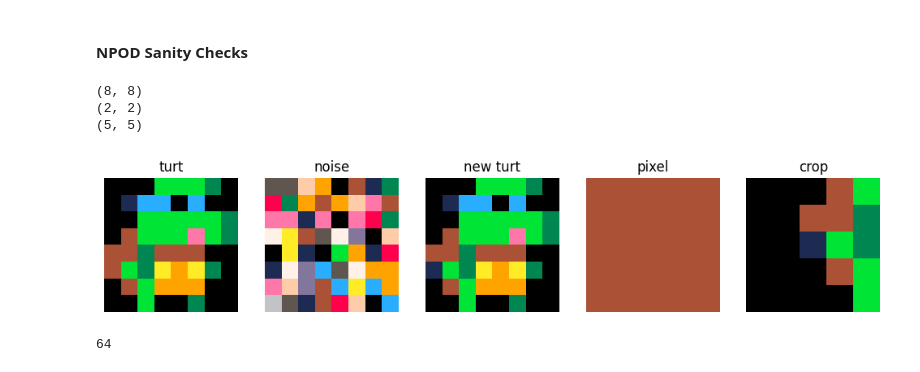
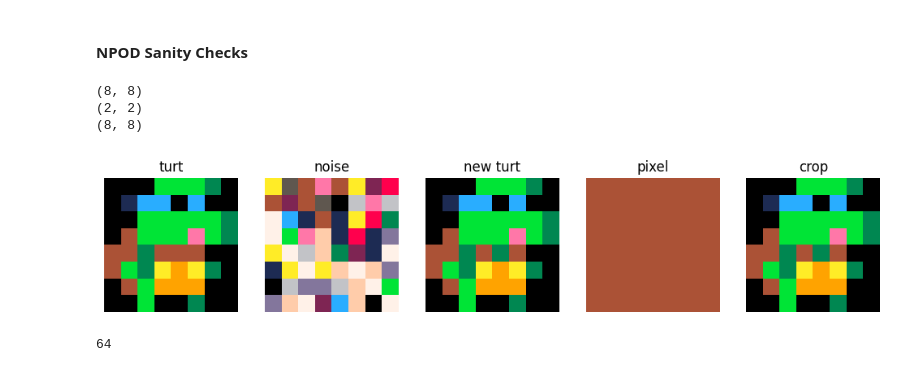
Before and after one commit to MasterMilkX/BMO_chatbot_prototype, a Jupyter notebook: Experimental_Notebooks/sprite_pod.ipynb, the cells around one changed output. Drawn from its saved outputs; the diff is of its cells as text; code cells hidden in the pictures.

Commit message:
further experiments 4-20

```diff
--- a/Experimental_Notebooks/sprite_pod.ipynb
+++ b/Experimental_Notebooks/sprite_pod.ipynb
@@ -129,8 +162,12 @@ class NormalPoD():
         with tqdm(total=num_noise_spr) as pbar:
             for i in range(num_noise_spr):
                 # make a noise sprite and find the closest
+                # noise_spr = self.init_noise_sprite()
+                # targ_spr = self.closest_spr(goal_set,noise_spr).copy()
+
+                #go through each goal sprite and make a noise sprite for it
+                targ_spr = goal_set[i%len(goal_set)]
                 noise_spr = self.init_noise_sprite()
-                targ_spr = self.closest_spr(goal_set,noise_spr).copy()
 
                 # make a list of all the positions in the sprite and shuffle it
                 pos_set = []
@@ -243,6 +280,6 @@ class NormalPoD():
 
 if EXPERIMENT == "normal":
     # Make the Path of Destruction  model
-    npod = NormalPoD((8,8),channels=16)
+    npod = NormalPoD((8,8),channels=16,crop_size=GEN_CONF['WINDOW'])
     npod.makePoDCNN()
 # %% [output]
@@ -268,17 +303,23 @@ To enable them in other operations, rebuild TensorFlow with the appropriate comp
 # %%
 if EXPERIMENT == "normal":
 
-    if not CONFIGS["normal"]["IMPORT_TRAIN_DAT"]:
+    if CONFIGS["normal"]["NEW_TRAIN_DAT"]:
         # make the training data
         goal_spr_char = pico_char_dat.copy()
-        train_dat = npod.make_train_dat(goal_spr_char,num_noise_spr=1000)
+        train_dat = npod.make_train_dat(goal_spr_char,num_noise_spr=(len(goal_spr_char)*10))
+
+        # ninja turtle set
+        # turtle_spr_char = pico_char_dat[30:34]
+        # showMultiSprPalette(turtle_spr_char)
+        # train_dat = npod.make_train_dat(turtle_spr_char,num_noise_spr=(len(turtle_spr_char)*100))
+
         print(len(train_dat))
 
         # export as .npy file
-        np.save('../data/rip_data/POD_train_dat.npy',train_dat)
+        np.save(CONFIGS["normal"]["TRAIN_DAT_PATH"],train_dat)
     else:
         # import the training data
-        train_dat = np.load('../data/rip_data/POD_train_dat.npy',allow_pickle=True)
+        train_dat = np.load(CONFIGS['normal']["TRAIN_DAT_PATH"],allow_pickle=True)
         print(len(train_dat))
 # %% [output]
 64000
@@ -286,7 +327,7 @@ if EXPERIMENT == "normal":
 # train or import the model
 if EXPERIMENT == "normal":
     if CONFIGS["normal"]["TRAIN_NPOD"]:
-        npod.trainPoD(train_dat,EPOCHS=500,BATCH_SIZE=64,show_acc=True)
+        npod.trainPoD(train_dat,EPOCHS=GEN_CONF['EPOCHS'],BATCH_SIZE=GEN_CONF['BATCH_SIZE'],show_acc=True)
         npod.exportModel(CONFIGS["normal"]["NPOD_MODEL"])
     else:
         npod.importModel(CONFIGS["normal"]["NPOD_MODEL"])
@@ -321,24 +399,24 @@ if EXPERIMENT == "normal":
 # %% [markdown]
 #### NPOD Sanity Checks
 # %%
-if EXPERIMENT == "normal":
+if EXPERIMENT == "normal" and CONFIGS["normal"]["SANITY"]:
     # test destroy function
     turt_spr = pico_char_dat[30]
     n_spr = npod.init_noise_sprite()
 
-    pos = (5,0)
-    a,b,c = npod.destroy(turt_spr,n_spr,pos)
+    pos = (4,4)
+    a,b,c = npod.destroy(turt_spr,n_spr,pos,crop_size=8)
     b2d = np.full((2,2),b)
     print(a.shape)
     print(b2d.shape)
     print(c.shape)
 
     # showMultiSprPalette([turt_spr,n_spr], ['turt','noise'])
     showMultiSprPalette([turt_spr,n_spr,a,b2d,c],textArr=['turt','noise','new turt','pixel','crop'])
 # %% [output]
 (8, 8)
 (2, 2)
-(5, 5)
+(8, 8)
-[figure, old version]
+[figure, new version]
 # %%
 # test train data creation
```
Also changed, not shown: parts of 11 cells of this notebook, 16 other files.
